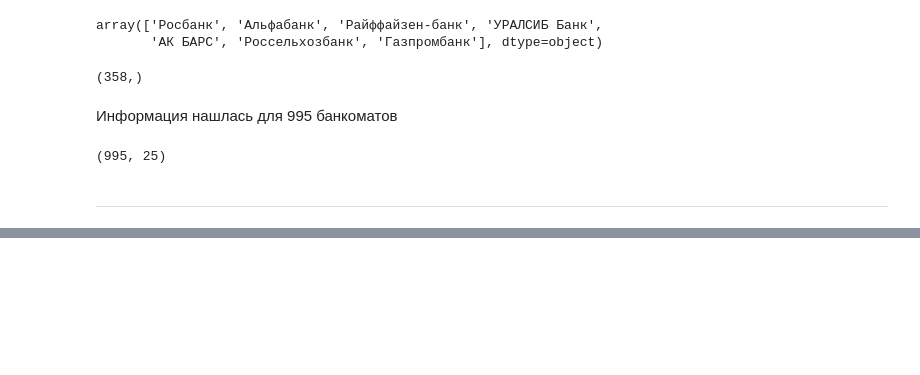
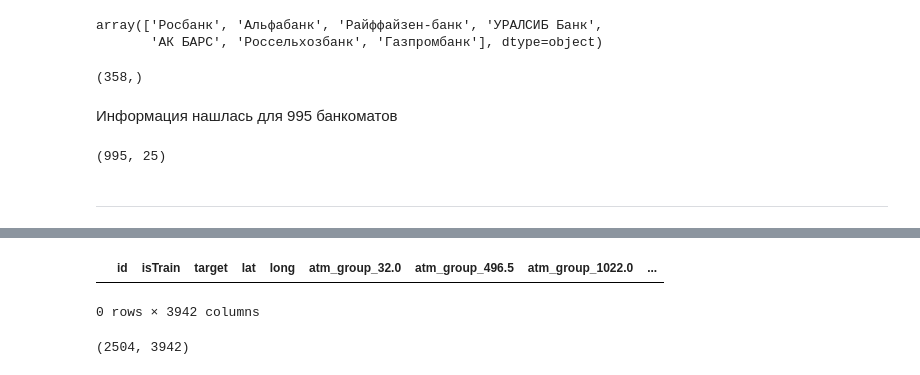
Before and after one commit to userusr/rosbank_happy_data_year, a Jupyter notebook: notebooks/00-baseline.ipynb, the cells around one changed output, grey strips where cells are left out. Drawn from its saved outputs; the diff is of its cells as text; code cells hidden in the pictures; blank space fills up the shorter version.

```diff
--- a/notebooks/00-baseline.ipynb
+++ b/notebooks/00-baseline.ipynb
@@ -1332,3 +1333,12 @@ for f in features.keys():
+# %%
+X_[X_.isTrain.isna()]
+# %% [output]
+|  | id | isTrain | target | lat | long | atm_group_32.0 | atm_group_496.5 | atm_group_1022.0 | ... |
+0 rows × 3942 columns
+# %%
+X_[~X_.isTrain].shape
+# %% [output]
+(2504, 3942)
 # %%
 Y_ = X_.loc[X_.isTrain, 'target']
 
```
Also changed, not shown: parts of 10 cells of this notebook, 1 other file.
